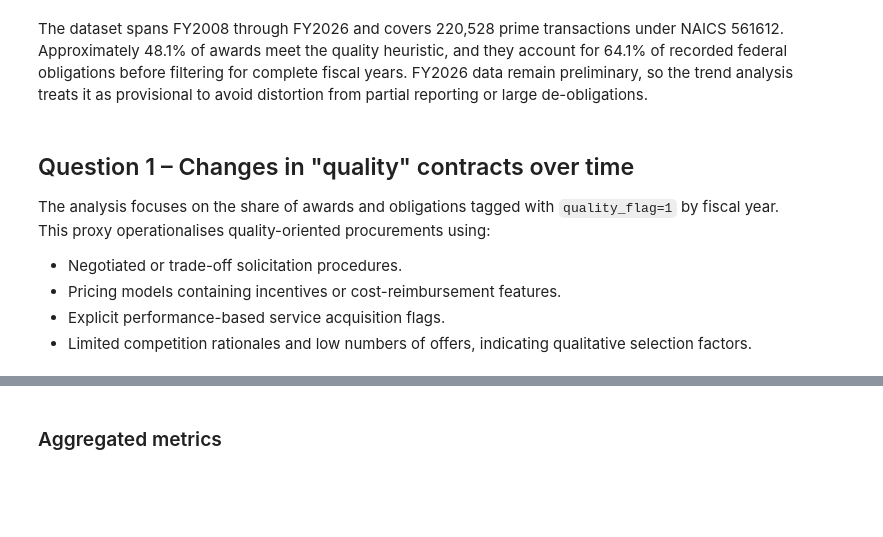
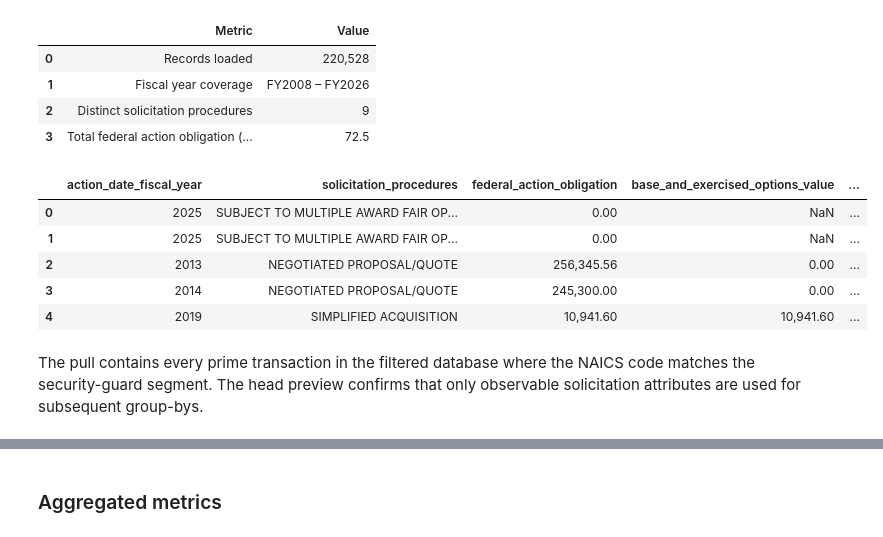
Before and after one commit to edoardoCame/American-analysis, a Jupyter notebook: notebooks/usaspending.ipynb, the cells around one changed output, grey strips where cells are left out. Saved outputs shown, nothing was run; the diff lists cells and outputs as text; code cells hidden in the pictures; blank space fills up the shorter version.

```diff
--- a/notebooks/usaspending.ipynb
+++ b/notebooks/usaspending.ipynb
@@ -44,40 +51,42 @@ They also derive a `quality_flag` heuristic anchored in the solicitation guidanc
 # %%
-quality_df = prepare_quality_dataset()
+solicitation_df = prepare_solicitation_dataset()
 
-records_total = len(quality_df)
-fiscal_year_min = int(quality_df['action_date_fiscal_year'].min())
-fiscal_year_max = int(quality_df['action_date_fiscal_year'].max())
-quality_share_count = quality_df['quality_flag'].mean()
-value_total = quality_df['federal_action_obligation'].sum()
-value_quality = quality_df.loc[quality_df['quality_flag'], 'federal_action_obligation'].sum()
-quality_share_value = value_quality / value_total if value_total else float('nan')
+records_total = len(solicitation_df)
+fiscal_year_min = int(solicitation_df['action_date_fiscal_year'].min())
+fiscal_year_max = int(solicitation_df['action_date_fiscal_year'].max())
+unique_procedures = solicitation_df['solicitation_procedures'].nunique(dropna=True)
+total_obligation = solicitation_df['federal_action_obligation'].sum()
 
 overview = pd.DataFrame(
     {
         'Metric': [
             'Records loaded',
             'Fiscal year coverage',
-            'Quality share (count)',
-            'Quality share (federal obligations)',
+            'Distinct solicitation procedures',
+            'Total federal action obligation (USD billions)',
         ],
         'Value': [
             f"{records_total:,}",
             f"FY{fiscal_year_min} – FY{fiscal_year_max}",
-            f"{quality_share_count:.1%}",
-            f"{quality_share_value:.1%}",
+            unique_procedures,
+            f"{total_obligation / 1e9:,.1f}",
         ],
     }
 )
 
 display(overview)
-display(quality_df.head())
+display(solicitation_df.head())
+# %% [output]
+|  | Metric | Value |
+| 0 | Records loaded | 220,528 |
+| 1 | Fiscal year coverage | FY2008 – FY2026 |
+| 2 | Distinct solicitation procedures | 9 |
+| 3 | Total federal action obligation (... | 72.5 |
+|  | action_date_fiscal_year | solicitation_procedures | federal_action_obligation | base_and_exercised_options_value | ... |
+| 0 | 2025 | SUBJECT TO MULTIPLE AWARD FAIR OP... | 0.00 | NaN | ... |
+| 1 | 2025 | SUBJECT TO MULTIPLE AWARD FAIR OP... | 0.00 | NaN | ... |
+| 2 | 2013 | NEGOTIATED PROPOSAL/QUOTE | 256,345.56 | 0.00 | ... |
+| 3 | 2014 | NEGOTIATED PROPOSAL/QUOTE | 245,300.00 | 0.00 | ... |
+| 4 | 2019 | SIMPLIFIED ACQUISITION | 10,941.60 | 10,941.60 | ... |
-# %% [markdown]
-The dataset spans FY2008 through FY2026 and covers 220,528 prime transactions under NAICS 561612. Approximately 48.1% of awards meet the quality heuristic, and they account for 64.1% of recorded federal obligations before filtering for complete fiscal years. FY2026 data remain preliminary, so the trend analysis treats it as provisional to avoid distortion from partial reporting or large de-obligations.
-# %% [markdown]
-## Question 1 – Changes in "quality" contracts over time <a id="question-1"></a>
-The analysis focuses on the share of awards and obligations tagged with `quality_flag=1` by fiscal year.
-This proxy operationalises quality-oriented procurements using:
-- Negotiated or trade-off solicitation procedures.
-- Pricing models containing incentives or cost-reimbursement features.
-- Explicit performance-based service acquisition flags.
-- Limited competition rationales and low numbers of offers, indicating qualitative selection factors.
+# %% [markdown]
+The pull contains every prime transaction in the filtered database where the NAICS code matches the security-guard segment. The head preview confirms that only observable solicitation attributes are used for subsequent group-bys.
```
Also changed, not shown: parts of 26 cells of this notebook, 3 other files.
